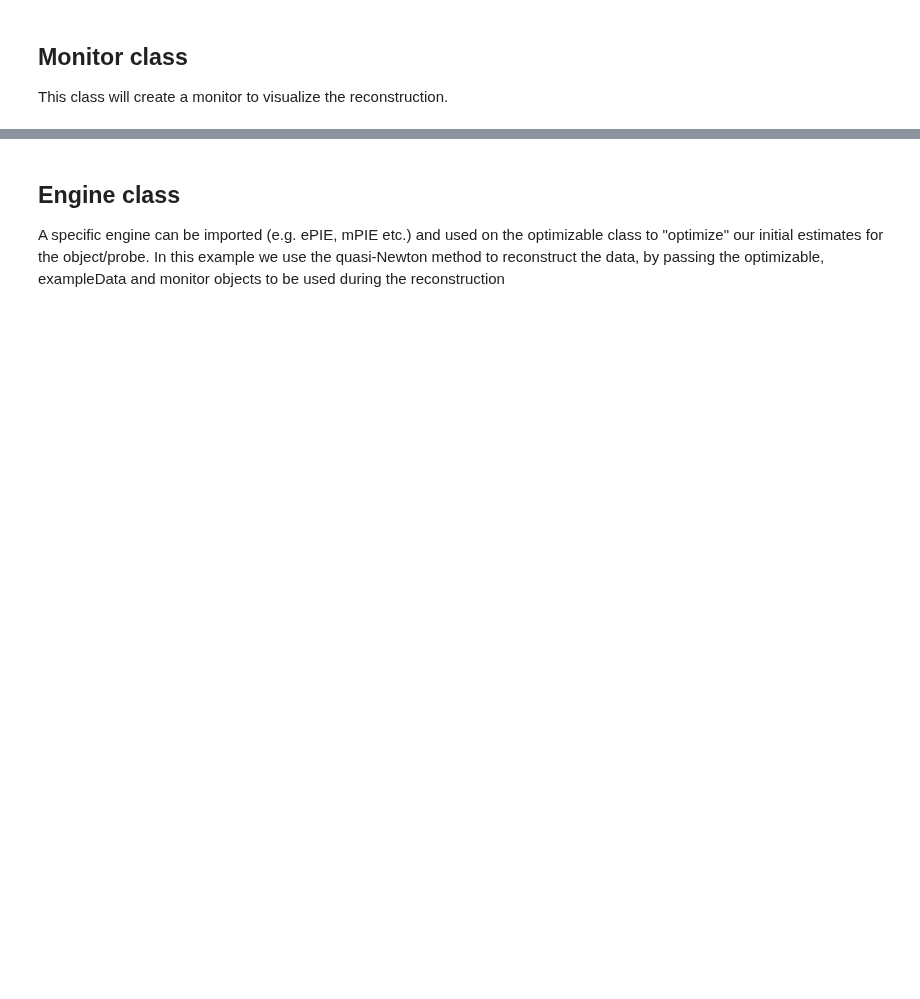
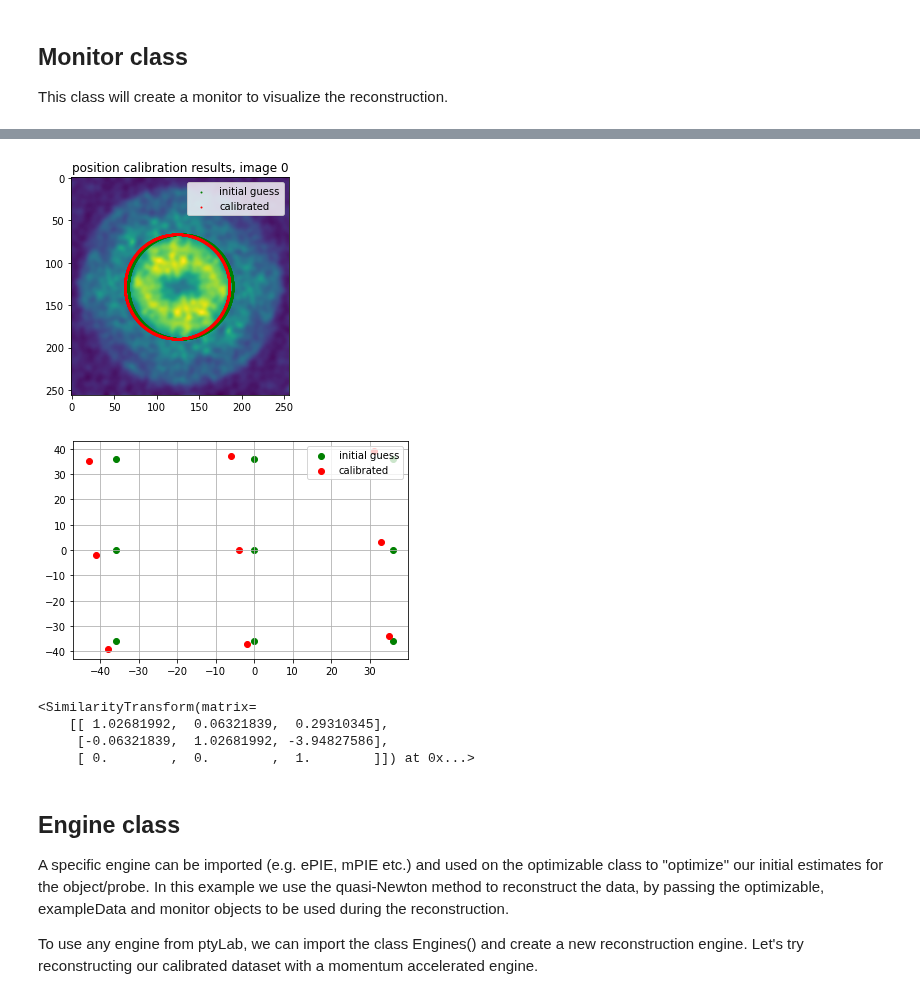
Before and after one commit to PtyLab/PtyLab.py, a Jupyter notebook: jupyter_tutorials/jupyter_tutorials_tutorial_FPM.ipynb, the cells around one changed output, grey strips where cells are left out. Saved outputs shown, nothing was run; the diff lists cells and outputs as text; code cells hidden in the pictures; blank space fills up the shorter version.

```diff
--- a/jupyter_tutorials/jupyter_tutorials_tutorial_FPM.ipynb
+++ b/jupyter_tutorials/jupyter_tutorials_tutorial_FPM.ipynb
@@ -37,25 +17,0 @@ ptychoLab is a highly modular coding package which can be used for both conventi
-# %%
-import matplotlib
-%gui qt
-%matplotlib inline
-from fracPy.io import getExampleDataFolder
-from fracPy.ExperimentalData.ExperimentalData import ExperimentalData
-from fracPy.Optimizable.Optimizable import Optimizable
-from fracPy.Optimizable.CalibrationFPM import IlluminationCalibration
-from fracPy.engines import ePIE, mPIE, qNewton, mqNewton, zPIE, e3PIE, pcPIE
-from fracPy.utils.gpuUtils import getArrayModule, asNumpyArray
-from fracPy.Params.Params import Params
-from fracPy.monitors.Monitor import Monitor as Monitor
-import logging
-logging.basicConfig(level=logging.INFO)
-from fracPy.utils.utils import ifft2c, fft2c
-from fracPy.utils.visualisation import hsvplot
-from matplotlib import pyplot as plt
-import numpy as np
-plt.rcParams['figure.figsize'] = [12, 8]
-plt.rcParams['figure.dpi'] = 100 # 200 e.g. is really fine, but slower
-import time
-import pylab as pl
-from IPython import display
-
-from mpl_toolkits import mplot3d
@@ -201,4 +106,17 @@ monitor.probePlotZoom = .01   # control probe plot FoV
+# %%
+calib.plot = True
+calib.fit_mode ='SimilarityTransform'
+calib.runCalibration()
+# %% [output]
+[figure, added]
+[figure, added]
+<SimilarityTransform(matrix=
+    [[ 1.02681992,  0.06321839,  0.29310345],
+     [-0.06321839,  1.02681992, -3.94827586],
+     [ 0.        ,  0.        ,  1.        ]]) at 0x...>
 # %% [markdown]
 ## Engine class
-A specific engine can be imported (e.g. ePIE, mPIE etc.) and used on the optimizable class to "optimize" our initial estimates for the object/probe. In this example we use the quasi-Newton method to reconstruct the data, by passing the optimizable, exampleData and monitor objects to be used during the reconstruction
+A specific engine can be imported (e.g. ePIE, mPIE etc.) and used on the optimizable class to "optimize" our initial estimates for the object/probe. In this example we use the quasi-Newton method to reconstruct the data, by passing the optimizable, exampleData and monitor objects to be used during the reconstruction.
+
+To use any engine from ptyLab, we can import the class Engines() and create a new reconstruction engine. Let's try reconstructing our calibrated dataset with a momentum accelerated engine.
 # %%
```
Also changed, not shown: parts of 27 cells of this notebook, 9 other files.
